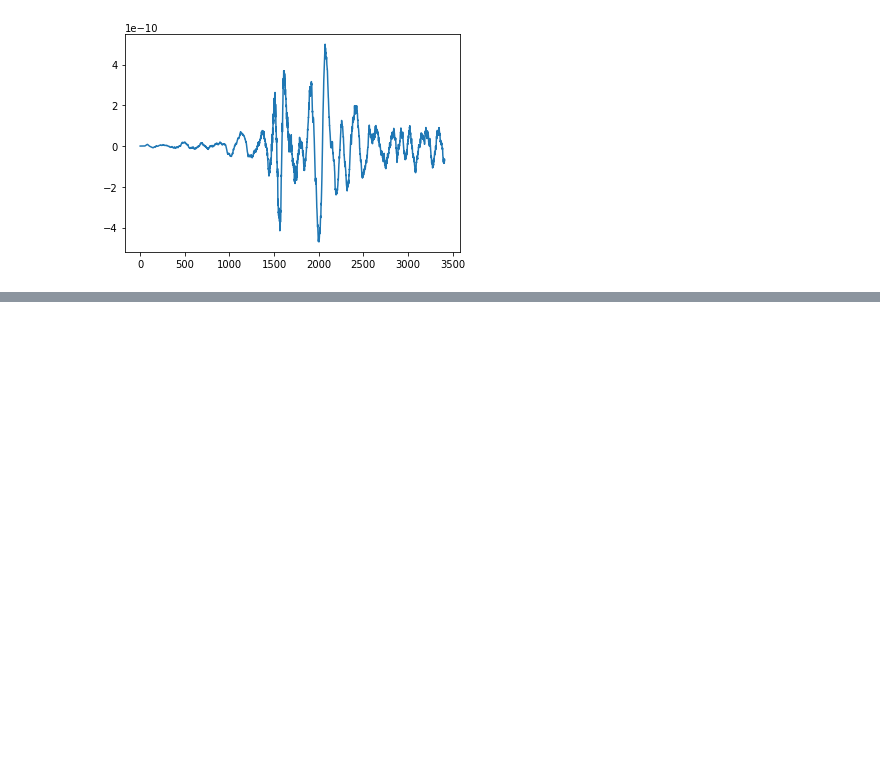
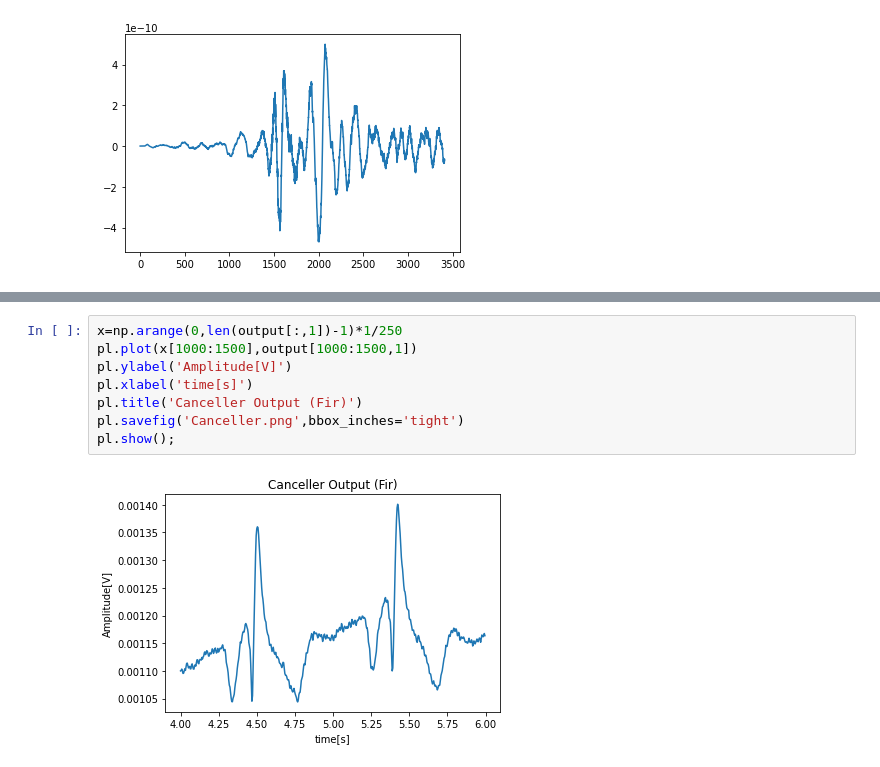
Before and after one commit to nibagon/datarecordings, a Jupyter notebook: Untitled.ipynb, the cells around one changed output, grey strips where cells are left out. Drawn from its saved outputs; the diff is of its cells as text; blank space fills up the shorter version.

```diff
--- a/Untitled.ipynb
+++ b/Untitled.ipynb
@@ -65,0 +112,10 @@ pl.show();
+# %%
+x=np.arange(0,len(output[:,1])-1)*1/250
+pl.plot(x[1000:1500],output[1000:1500,1])
+pl.ylabel('Amplitude[V]')
+pl.xlabel('time[s]')
+pl.title('Canceller Output (Fir)')
+pl.savefig('Canceller.png',bbox_inches='tight')
+pl.show();
+# %% [output]
+[figure, added]
```
Also changed, not shown: parts of 13 cells of this notebook, 4 other files.
